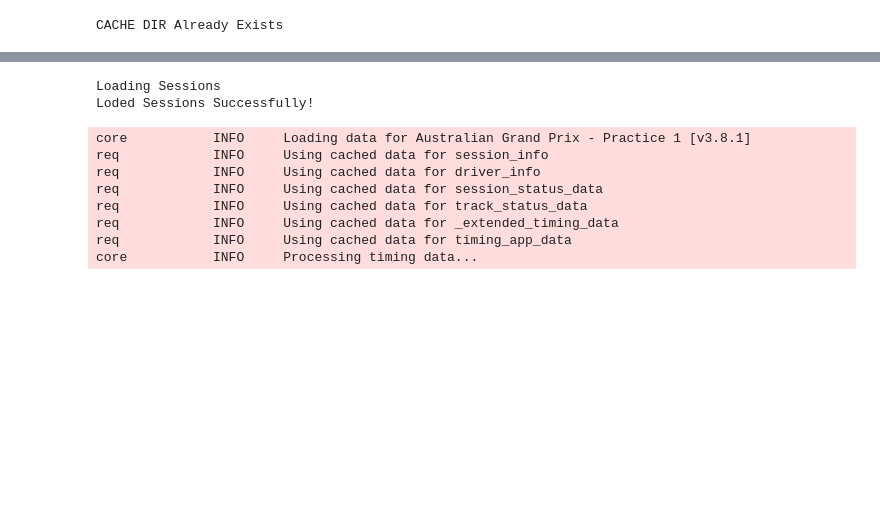
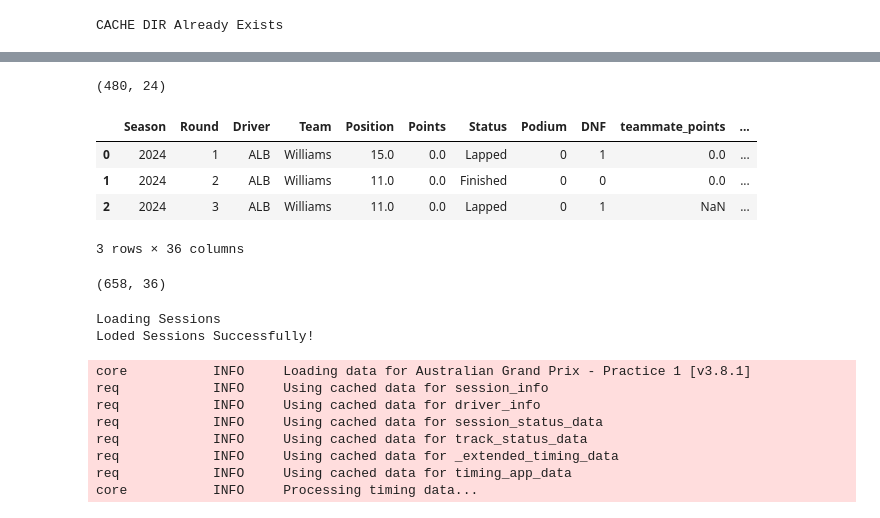
Before and after one commit to AtharvaW29/F1_Analysis, a Jupyter notebook: notebooks/Analysis_Austrailia.ipynb, the cells around one changed output, grey strips where cells are left out. Drawn from its saved outputs; the diff is of its cells as text; code cells hidden in the pictures; blank space fills up the shorter version.

Commit message:
Completed Step 2 of data extraction

```diff
--- a/notebooks/Analysis_Austrailia.ipynb
+++ b/notebooks/Analysis_Austrailia.ipynb
@@ -440,0 +356,3 @@ Driver Form features Ready!
+# %%
+extract_cols = driver_form_df.columns[:9].tolist() + driver_form_df.columns[70:].tolist()
+extract_cols
@@ -440,0 +375,3 @@ Driver Form features Ready!
+# %%
+driver_form_df_extract = driver_form_df[extract_cols].copy()
+driver_form_df_extract.shape
@@ -440,0 +519,3 @@ Driver Form features Ready!
+# %%
+"""Rememeber to cache this execution in future"""
+team_performance_df = load_team_data([2024, 2025], n_races=15)
@@ -441,3 +618,25 @@ Driver Form features Ready!
+# %%
+team_performance_df.shape
+# %% [output]
+(480, 24)
+# %%
+driver_team_df_merge = driver_form_df_extract.merge(
+    team_performance_df,
+    on=["Season", "Round", "Team"],
+    how="left"
+)
+
+driver_team_df_merge.head(3)
+# %% [output]
+|  | Season | Round | Driver | Team | Position | Points | Status | Podium | DNF | teammate_points | ... |
+| 0 | 2024 | 1 | ALB | Williams | 15.0 | 0.0 | Lapped | 0 | 1 | 0.0 | ... |
+| 1 | 2024 | 2 | ALB | Williams | 11.0 | 0.0 | Finished | 0 | 0 | 0.0 | ... |
+| 2 | 2024 | 3 | ALB | Williams | 11.0 | 0.0 | Lapped | 0 | 1 | NaN | ... |
+3 rows × 36 columns
+# %%
+driver_team_df_merge.to_csv
+# %% [output]
+(658, 36)
 # %%
 pre_quali_sessions={}
 try:
```
Also changed, not shown: parts of 8 cells of this notebook, 1 other file.
